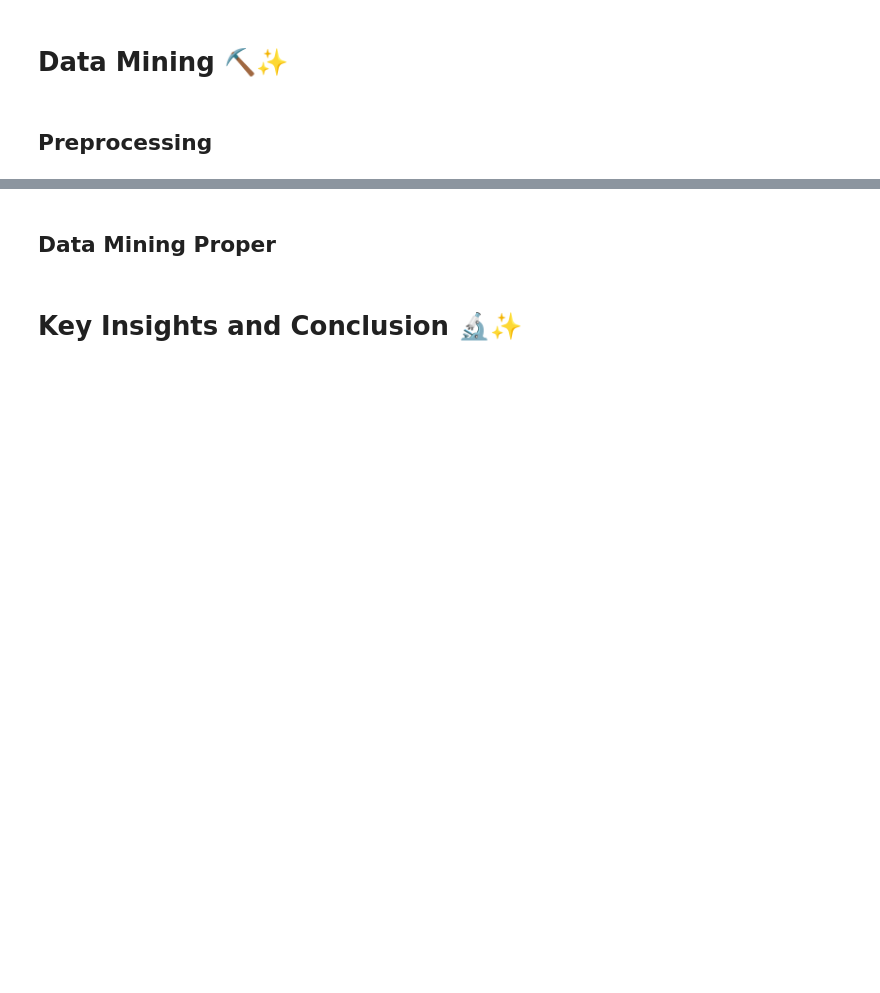
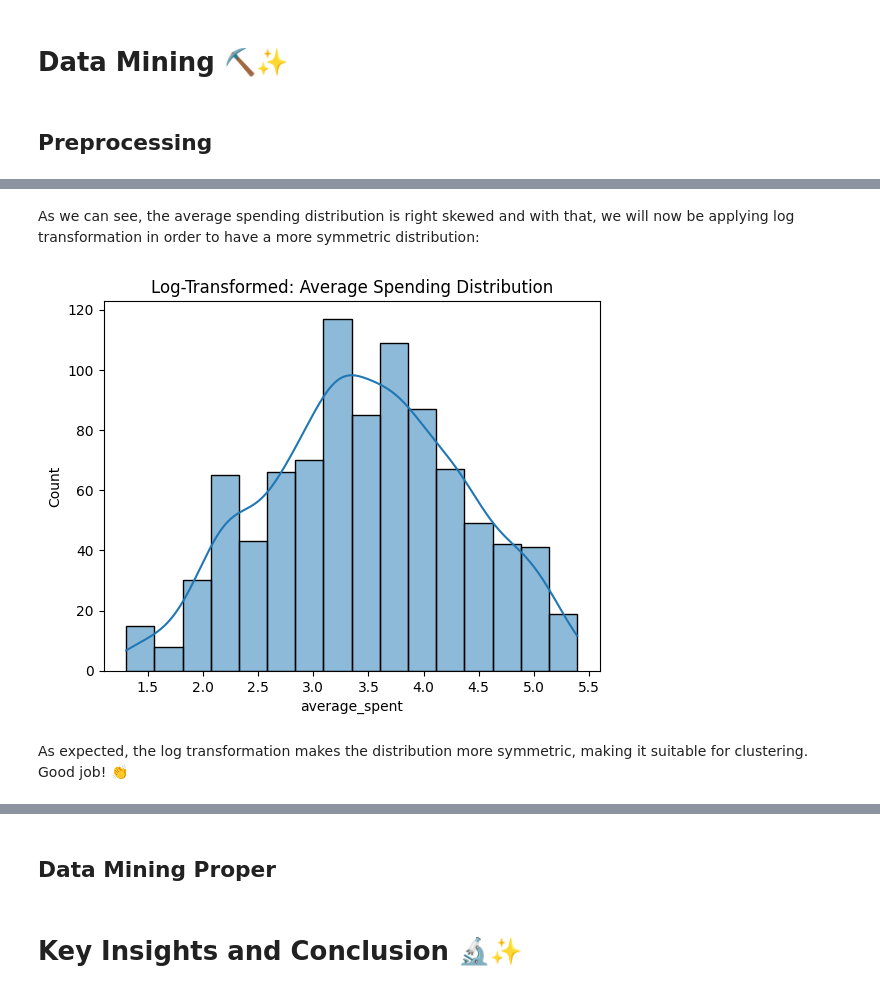
Before and after one commit to Emman-28/CSMODEL-MP, a Jupyter notebook: CSMODEL MP.ipynb, the cells around one changed output, grey strips where cells are left out. Saved outputs shown, nothing was run; the diff lists cells and outputs as text; code cells hidden in the pictures; blank space fills up the shorter version.

```diff
--- a/CSMODEL MP.ipynb
+++ b/CSMODEL MP.ipynb
@@ -1521,2 +1580,16 @@ This indicates that pricing strategy plays a key role in in driving profitabilit
+# %% [markdown]
+As we can see, the average spending distribution is right skewed and with that, we will now be applying log transformation in order to have a more symmetric distribution:
+# %%
+# Applying log1p to handle 0 values safely
+features['log_avg_spent'] = np.log1p(features['average_spent'])
+features['log_total_spent'] = np.log1p(features['total_spent'])
+
+sns.histplot(np.log1p(features['average_spent']), kde=True)
+plt.title("Log-Transformed: Average Spending Distribution")
+plt.show()
+# %% [output]
+[figure, added]
+# %% [markdown]
+As expected, the log transformation makes the distribution more symmetric, making it suitable for clustering. Good job! 👏
 # %% [markdown]
 ### Conversion To One-Hot Encoding
```
Also changed, not shown: parts of 38 cells of this notebook.
